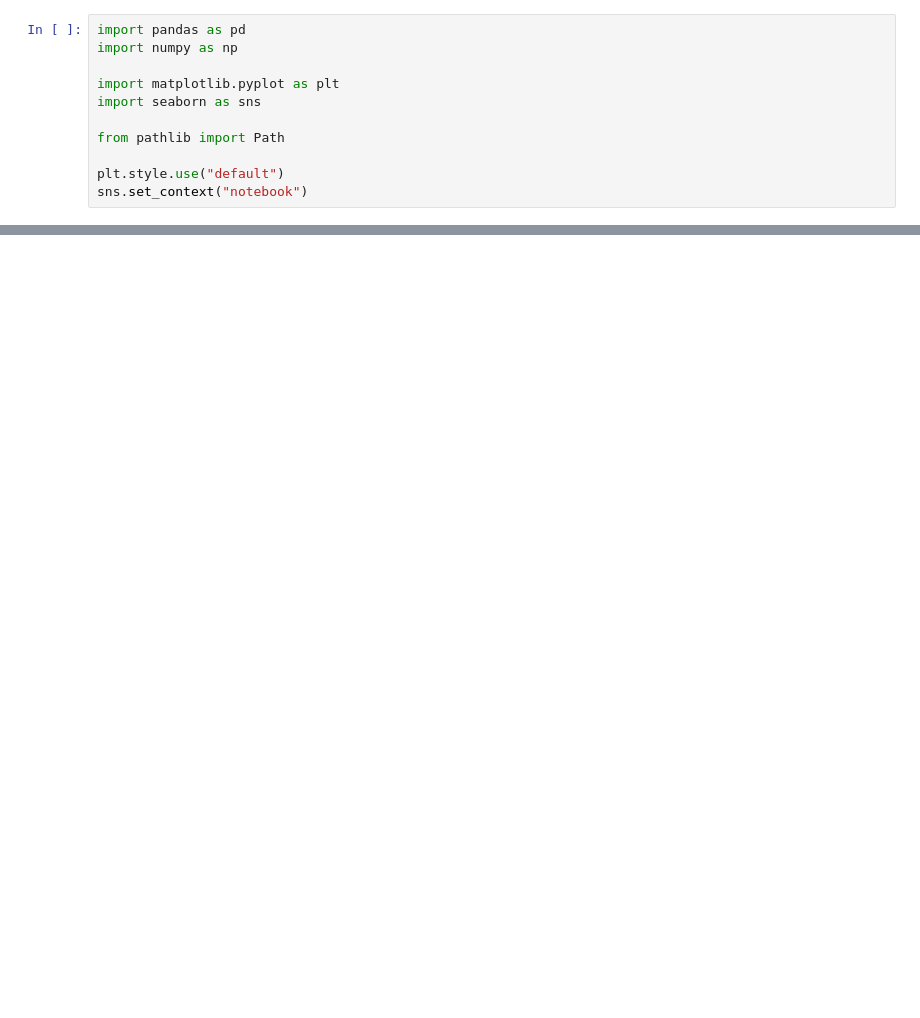
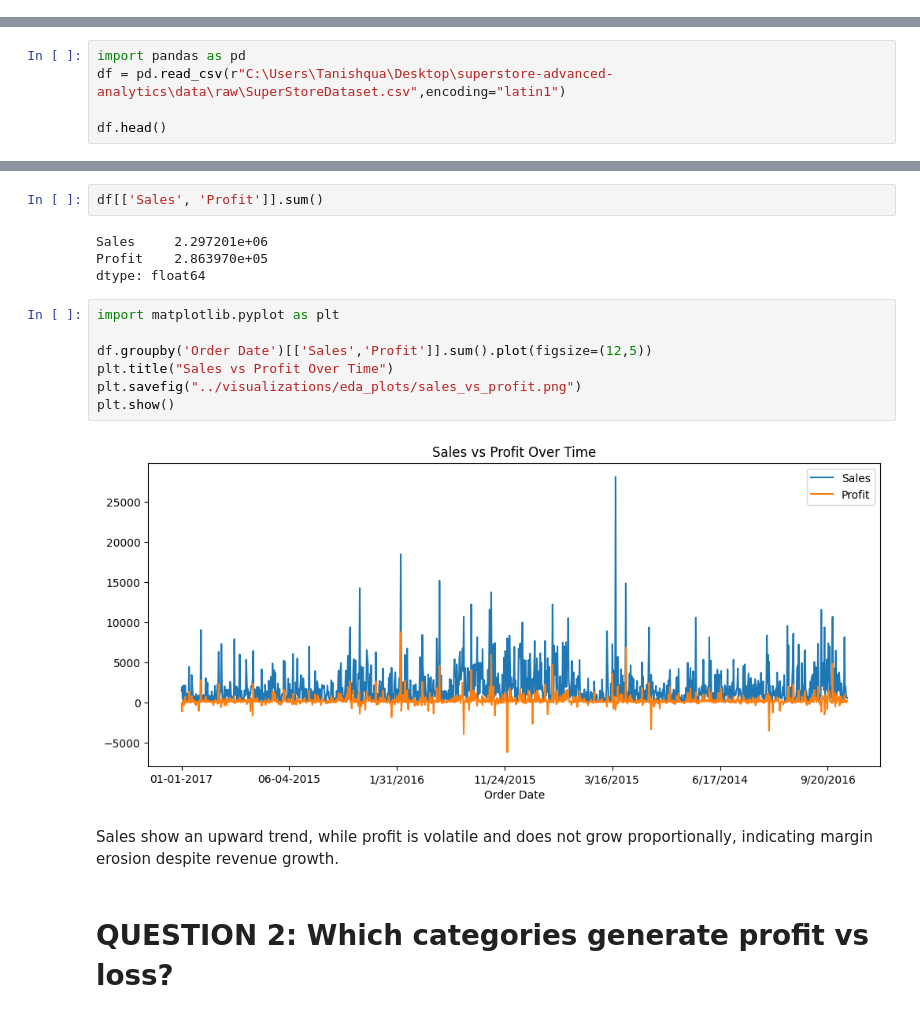
Before and after one commit to 13tanishquaa/superstore-advanced-analytics, a Jupyter notebook: notebooks/01_EDA_and_Visualization.ipynb, the cells around one changed output, grey strips where cells are left out. Saved outputs shown, nothing was run; the diff lists cells and outputs as text; blank space fills up the shorter version.

Commit message:
Phase 2: EDA to identify revenue and profit leakage

```diff
--- a/notebooks/01_EDA_and_Visualization.ipynb
+++ b/notebooks/01_EDA_and_Visualization.ipynb
@@ -13,11 +0,0 @@
-# %%
-import pandas as pd
-import numpy as np
-
-import matplotlib.pyplot as plt
-import seaborn as sns
-
-from pathlib import Path
-
-plt.style.use("default")
-sns.set_context("notebook")
@@ -177,0 +13,5 @@ plt.show()
+# %%
+import pandas as pd
+df = pd.read_csv(r"C:\Users\Tanishqua\Desktop\superstore-advanced-analytics\data\raw\SuperStoreDataset.csv",encoding="latin1")
+
+df.head()
@@ -177,0 +65,20 @@ plt.show()
+# %%
+df[['Sales', 'Profit']].sum()
+# %% [output]
+Sales     2.297201e+06
+Profit    2.863970e+05
+dtype: float64
+# %%
+import matplotlib.pyplot as plt
+
+df.groupby('Order Date')[['Sales','Profit']].sum().plot(figsize=(12,5))
+plt.title("Sales vs Profit Over Time")
+plt.savefig("../visualizations/eda_plots/sales_vs_profit.png")
+plt.show()
+# %% [output]
+[figure, added]
+# %% [markdown]
+Sales show an upward trend, while profit is volatile and does not grow proportionally,
+indicating margin erosion despite revenue growth.
+# %% [markdown]
+# QUESTION 2: Which categories generate profit vs loss?
```
Also changed, not shown: parts of 44 cells of this notebook, 8 other files.
